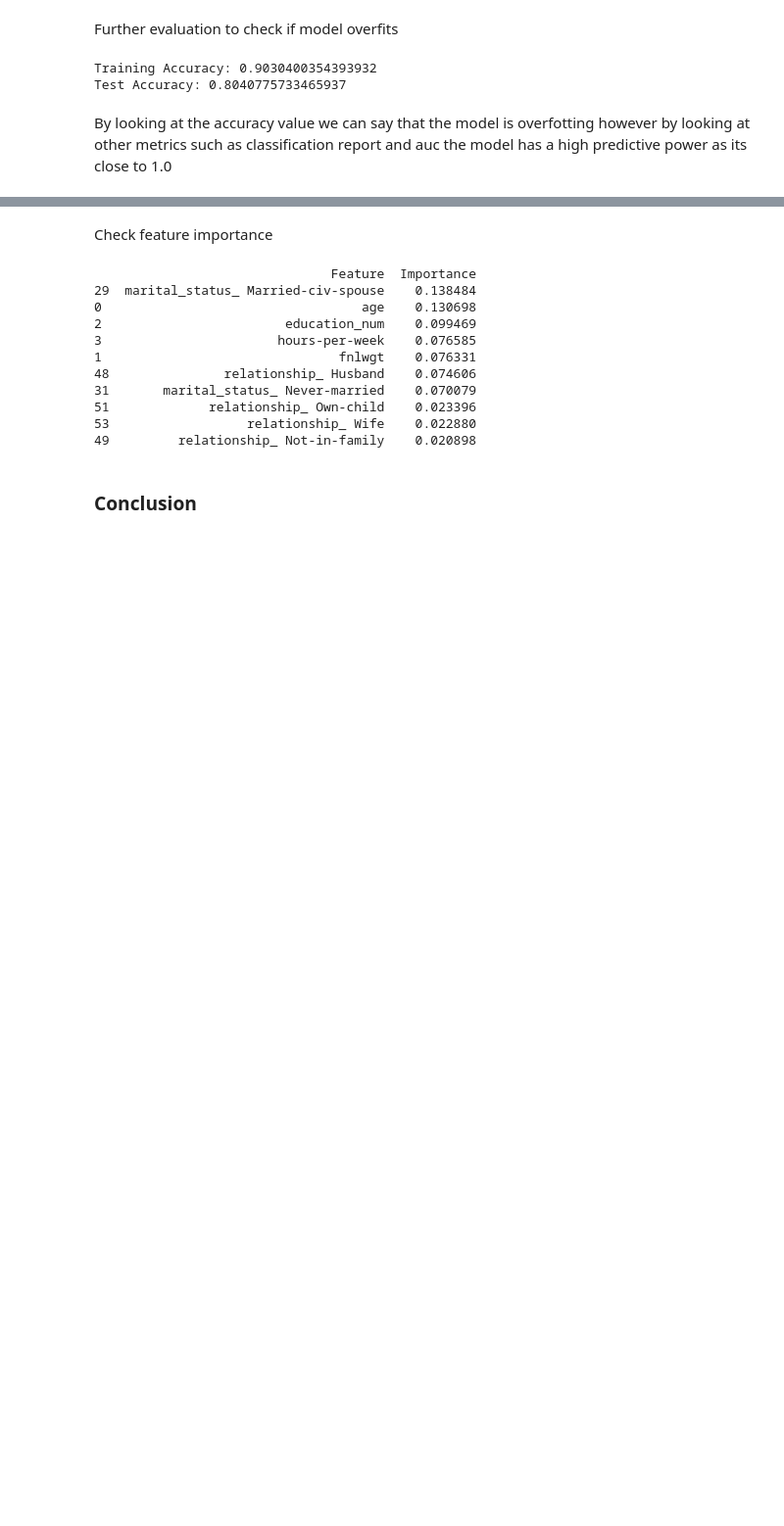
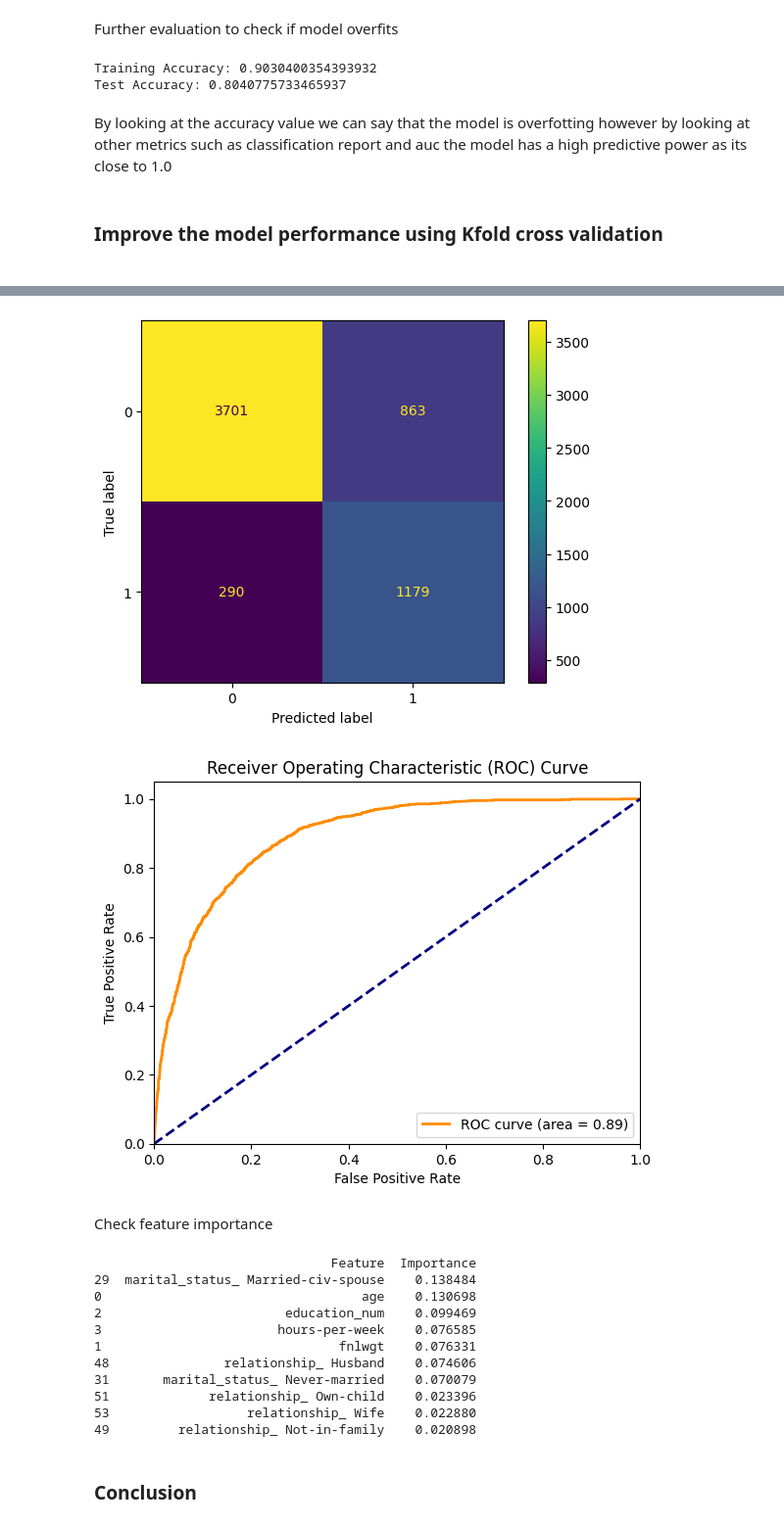
Before and after one commit to hammaadrizwan/Income-Classifier-using-Ensemble-algorithm, a Jupyter notebook: Notebook.ipynb, the cells around one changed output, grey strips where cells are left out. Shown at 98% size. Drawn from its saved outputs; the diff is of its cells as text; code cells hidden in the pictures; blank space fills up the shorter version.

```diff
--- a/Notebook.ipynb
+++ b/Notebook.ipynb
@@ -1165,3 +1165,80 @@ Training Accuracy: 0.9030400354393932
 Test Accuracy: 0.8040775733465937
 # %% [markdown]
 By looking at the accuracy value we can say that the model is overfotting however by looking at other metrics such as classification report and auc the model has a high predictive power as its close to 1.0
+# %% [markdown]
+<h3>Improve the model performance using Kfold cross validation <h3>
+# %%
+import pandas as pd
+from sklearn.model_selection import train_test_split, cross_val_score, KFold
+from sklearn.preprocessing import MinMaxScaler, OneHotEncoder
+from sklearn.ensemble import RandomForestClassifier
+from sklearn.compose import ColumnTransformer
+from sklearn.pipeline import Pipeline
+from sklearn.metrics import confusion_matrix, ConfusionMatrixDisplay, classification_report, roc_curve, roc_auc_score
+import matplotlib.pyplot as plt
+
+# Load data
+adult_data = pd.read_csv('Data/cleaned_adult_data.csv')
+
+# Define features and target variable
+X = adult_data.drop('income_higher_than_50k', axis=1)
+y = adult_data['income_higher_than_50k']
+
+adult_data = pd.read_csv('Data/cleaned_adult_data.csv')
+
+category_columns = ['workclass', 'education', 'marital_status', 'occupation', 'relationship', 'sex']
+numerical_columns = ['age', 'fnlwgt', 'education_num', 'hours-per-week']
+target_column = 'income_higher_than_50k'
+
+X = adult_data[category_columns + numerical_columns]
+y = adult_data[target_column]
+
+X_train, X_test, y_train, y_test = train_test_split(X, y, test_size=0.2)
+
+numerical_transformer = MinMaxScaler()
+categorical_transformer = OneHotEncoder(handle_unknown='ignore', sparse=False)
+
+oversampler = RandomOverSampler(random_state=0)
+X_train_resampled, y_train_resampled = oversampler.fit_resample(X_train, y_train)
+
+preprocessor = ColumnTransformer(
+    transformers=[
+        ('num', numerical_transformer, numerical_columns),
+        ('cat', categorical_transformer, category_columns)
+    ])
+
+
+rf = RandomForestClassifier(bootstrap=True, max_depth=20, min_samples_leaf=2, min_samples_split=5, n_estimators=805)
+
+
+classifier_pipeline = Pipeline(steps=[('preprocessor', preprocessor),
+                                      ('classifier', rf)])
+
+k_folds = 3
+cv = KFold(n_splits=k_folds, shuffle=True, random_state=0)
+cv_scores = cross_val_score(classifier_pipeline, X, y, cv=cv, scoring='accuracy')
+
+classifier_pipeline.fit(X_train_resampled, y_train_resampled)
+
+predictions = classifier_pipeline.predict(X_test)
+
+print(classification_report(y_test, predictions))
+
+cm = confusion_matrix(y_test, predictions)
+ConfusionMatrixDisplay(confusion_matrix=cm).plot()
+
+y_prob = classifier_pipeline.predict_proba(X_test)[:, 1]
+fpr, tpr, thresholds = roc_curve(y_test, y_prob)
+roc_auc = roc_auc_score(y_test, y_prob)
+
+plt.figure()
+plt.plot(fpr, tpr, color='darkorange', lw=2, label='ROC curve (area = %0.2f)' % roc_auc)
+plt.plot([0, 1], [0, 1], color='navy', lw=2, linestyle='--')
+plt.xlim([0.0, 1.0])
+plt.ylim([0.0, 1.05])
+plt.xlabel('False Positive Rate')
+plt.ylabel('True Positive Rate')
+plt.title('Receiver Operating Characteristic (ROC) Curve')
+plt.legend(loc="lower right")
+plt.show()
+# %% [output]
@@ -1168,3 +1253,5 @@ By looking at the accuracy value we can say that the model is overfotting howeve
+[figure, added]
+[figure, added]
 # %% [markdown]
 Check feature importance
 # %%
```
Also changed, not shown: parts of 12 cells of this notebook.
